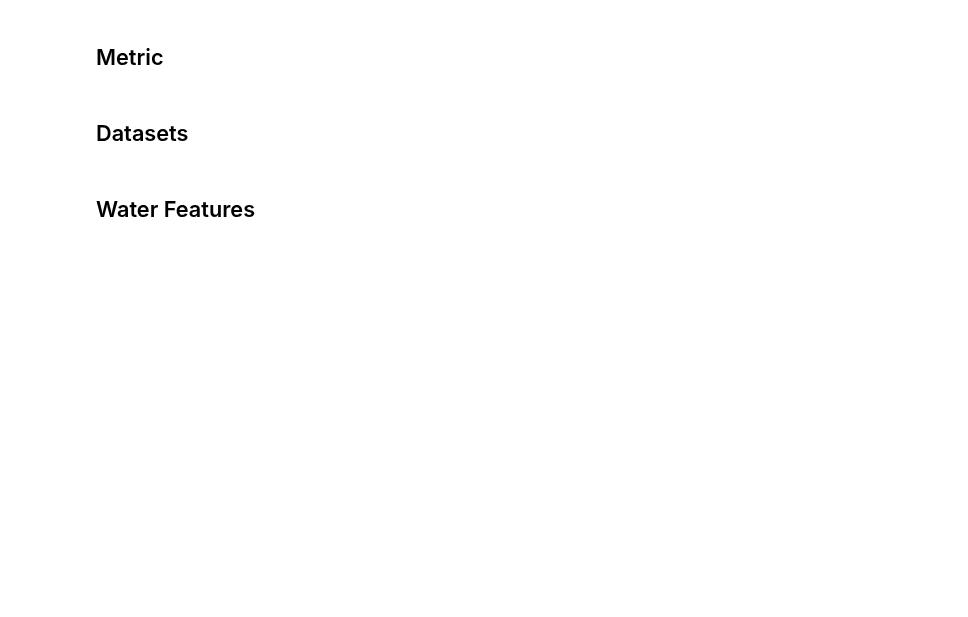
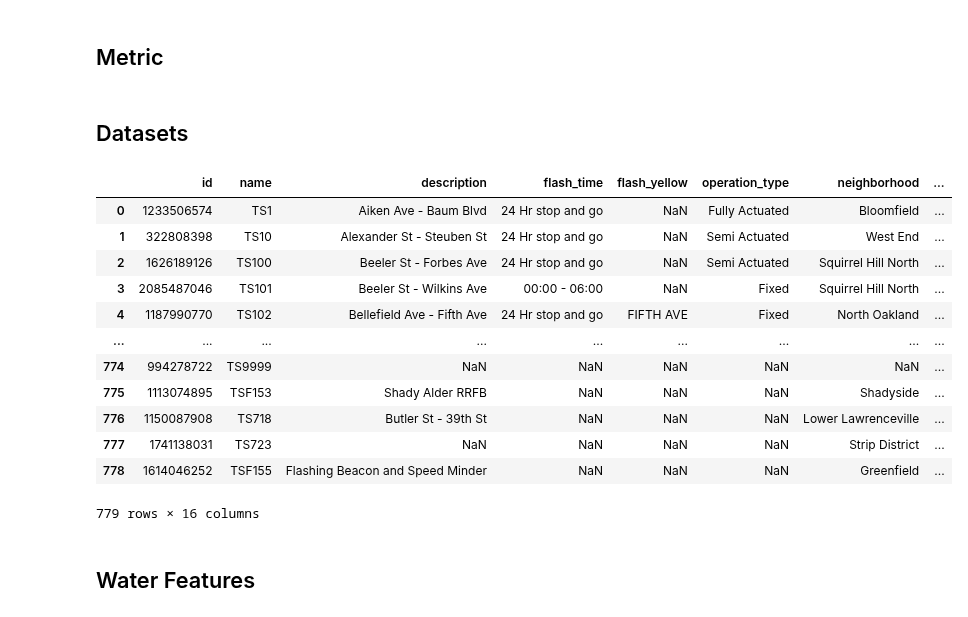
Before and after one commit to pjp401/CMPINF0010-Final-Project, a Jupyter notebook: FinalProject.ipynb, the cells around one changed output. Saved outputs shown, nothing was run; the diff lists cells and outputs as text; code cells hidden in the pictures; blank space fills up the shorter version.

```diff
--- a/FinalProject.ipynb
+++ b/FinalProject.ipynb
@@ -13,3 +13,6 @@ import geopandas
 import seaborn as sns
 from IPython.core.display import display, HTML
 %matplotlib inline
+# %%
+#https://data.wprdc.org/dataset/city-of-pittsburgh-signalized-intersections
+trafficLights = pd.read_csv("https://data.wprdc.org/datastore/dump/79ddcc74-33d2-4735-9b95-4169c7d0413d")
@@ -16,2 +21,18 @@ from IPython.core.display import display, HTML
+# %%
+trafficLights
+# %% [output]
+|  | id | name | description | flash_time | flash_yellow | operation_type | neighborhood | ... |
+| 0 | 1233506574 | TS1 | Aiken Ave - Baum Blvd | 24 Hr stop and go | NaN | Fully Actuated | Bloomfield | ... |
+| 1 | 322808398 | TS10 | Alexander St - Steuben St | 24 Hr stop and go | NaN | Semi Actuated | West End | ... |
+| 2 | 1626189126 | TS100 | Beeler St - Forbes Ave | 24 Hr stop and go | NaN | Semi Actuated | Squirrel Hill North | ... |
+| 3 | 2085487046 | TS101 | Beeler St - Wilkins Ave | 00:00 - 06:00 | NaN | Fixed | Squirrel Hill North | ... |
+| 4 | 1187990770 | TS102 | Bellefield Ave - Fifth Ave | 24 Hr stop and go | FIFTH AVE | Fixed | North Oakland | ... |
+| ... | ... | ... | ... | ... | ... | ... | ... | ... |
+| 774 | 994278722 | TS9999 | NaN | NaN | NaN | NaN | NaN | ... |
+| 775 | 1113074895 | TSF153 | Shady Alder RRFB | NaN | NaN | NaN | Shadyside | ... |
+| 776 | 1150087908 | TS718 | Butler St - 39th St | NaN | NaN | NaN | Lower Lawrenceville | ... |
+| 777 | 1741138031 | TS723 | NaN | NaN | NaN | NaN | Strip District | ... |
+| 778 | 1614046252 | TSF155 | Flashing Beacon and Speed Minder | NaN | NaN | NaN | Greenfield | ... |
+779 rows × 16 columns
 # %% [markdown]
 ## Water Features
```
Also changed, not shown: parts of 23 cells of this notebook.
